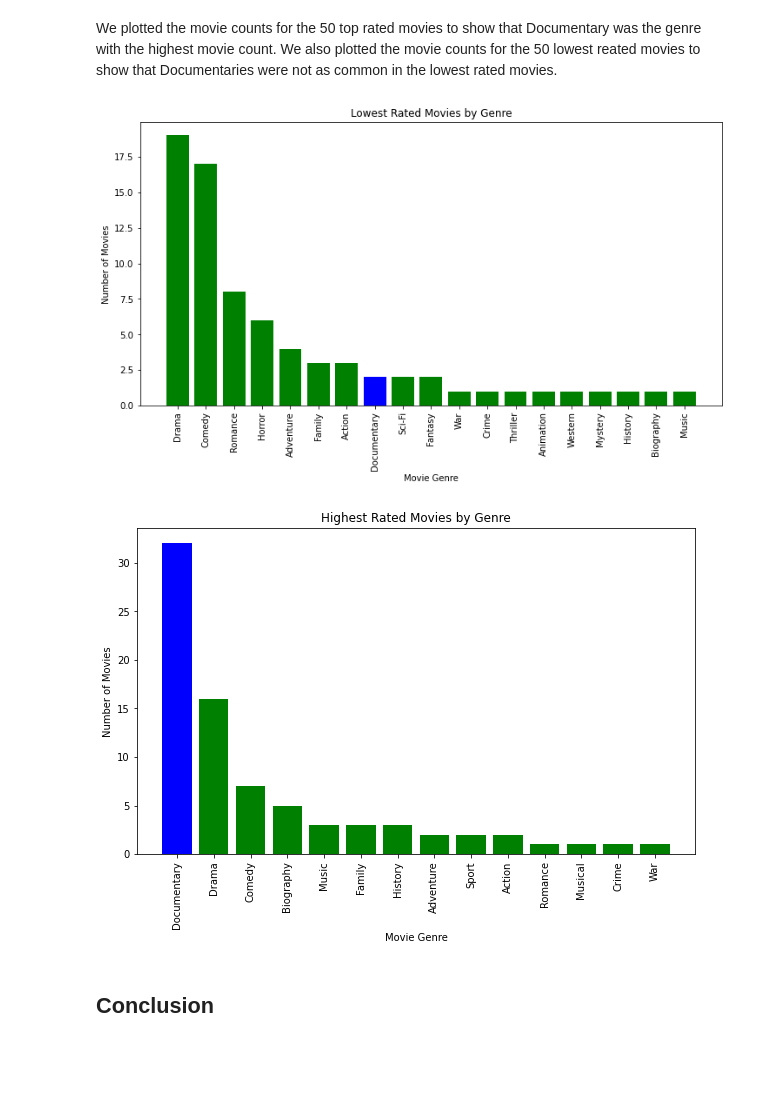
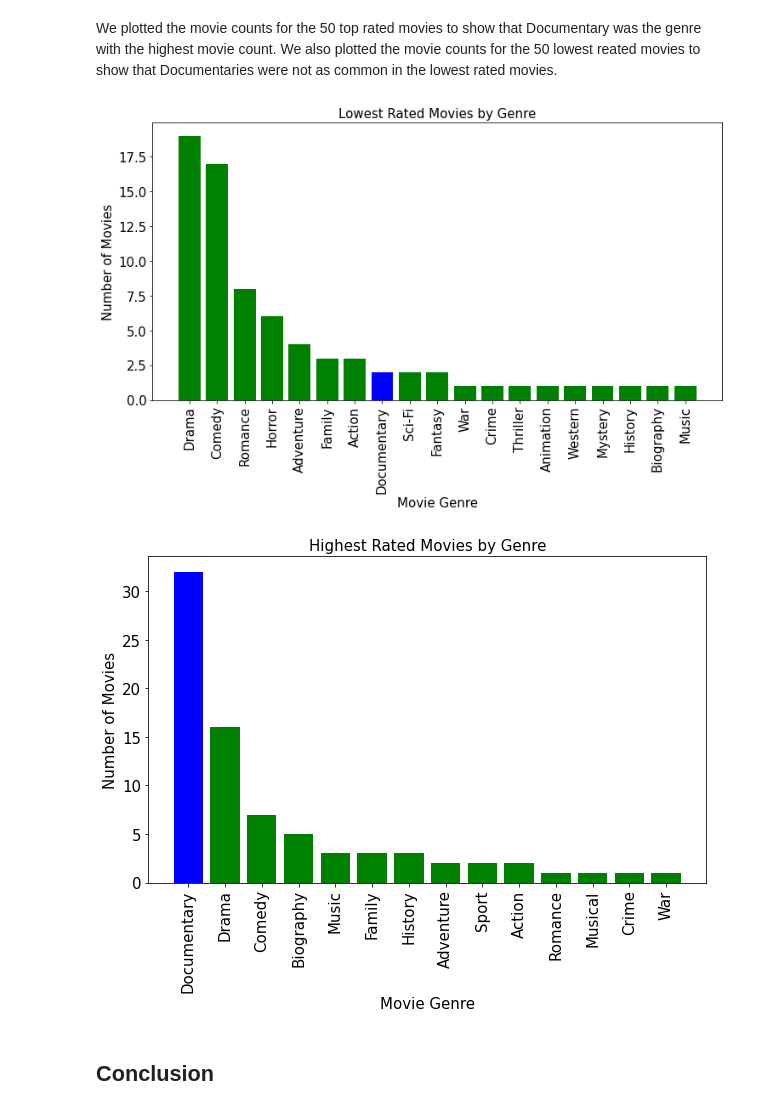
Before and after one commit to jlc0512/dsc-phase-1-project-Microsoft-Movie-Studios, a Jupyter notebook: student.ipynb, the cells around one changed output. Drawn from its saved outputs; the diff is of its cells as text; code cells hidden in the pictures; blank space fills up the shorter version.

Commit message:
Changed font sizes on graphs

```diff
--- a/student.ipynb
+++ b/student.ipynb
@@ -1445,27 +1445,31 @@ We plotted the movie counts for the 50 top rated movies to show that Documentary
 # %%
 fig, ax = plt.subplots(figsize=(12,6))
 
 ax.bar(x=bottom_genre_counts_df['Genre'], height=bottom_genre_counts_df[0], color=['green', 'green', 'green', 'green', 'green', 'green', 'green', 'blue', 'green', 'green', 'green', 'green', 'green', 'green'])
 plt.xticks(rotation = 90)
-plt.title('Lowest Rated Movies by Genre')
-plt.xlabel('Movie Genre')
-plt.ylabel('Number of Movies');
+plt.title('Lowest Rated Movies by Genre', fontsize= 15)
+plt.xlabel('Movie Genre', fontsize=15)
+plt.ylabel('Number of Movies', fontsize=15)
+plt.xticks(fontsize= 15)
+plt.yticks(fontsize= 15);
 
-plt.savefig('lowest_genre_graph.png', bbox_inches = "tight", dpi=300)
+plt.savefig('lowest_genre_graph.png', bbox_inches = "tight", dpi=400)
 # %% [output]
-[figure, old version]
+[figure, new version]
 # %%
 fig, ax = plt.subplots(figsize=(10, 6))
 
 ax.bar(x=top_genre_counts_df['Genre'], height=top_genre_counts_df[0], color=['blue', 'green', 'green', 'green', 'green', 'green', 'green', 'green', 'green', 'green', 'green', 'green', 'green', 'green'])
 plt.xticks(rotation = 90)
-plt.title('Highest Rated Movies by Genre')
-plt.xlabel('Movie Genre')
-plt.ylabel('Number of Movies');
+plt.title('Highest Rated Movies by Genre', fontsize=15)
+plt.xlabel('Movie Genre', fontsize=15)
+plt.ylabel('Number of Movies', fontsize=15)
+plt.xticks(fontsize= 15)
+plt.yticks(fontsize= 15);
 
-plt.savefig('highest_genre_graph.png', bbox_inches = "tight", dpi=300)
+plt.savefig('highest_genre_graph.png', bbox_inches = "tight", dpi=400)
 # %% [output]
-[figure, old version]
+[figure, new version]
 # %% [markdown]
 ## Conclusion
 # %% [markdown]
```
Also changed, not shown: 2 other files.
